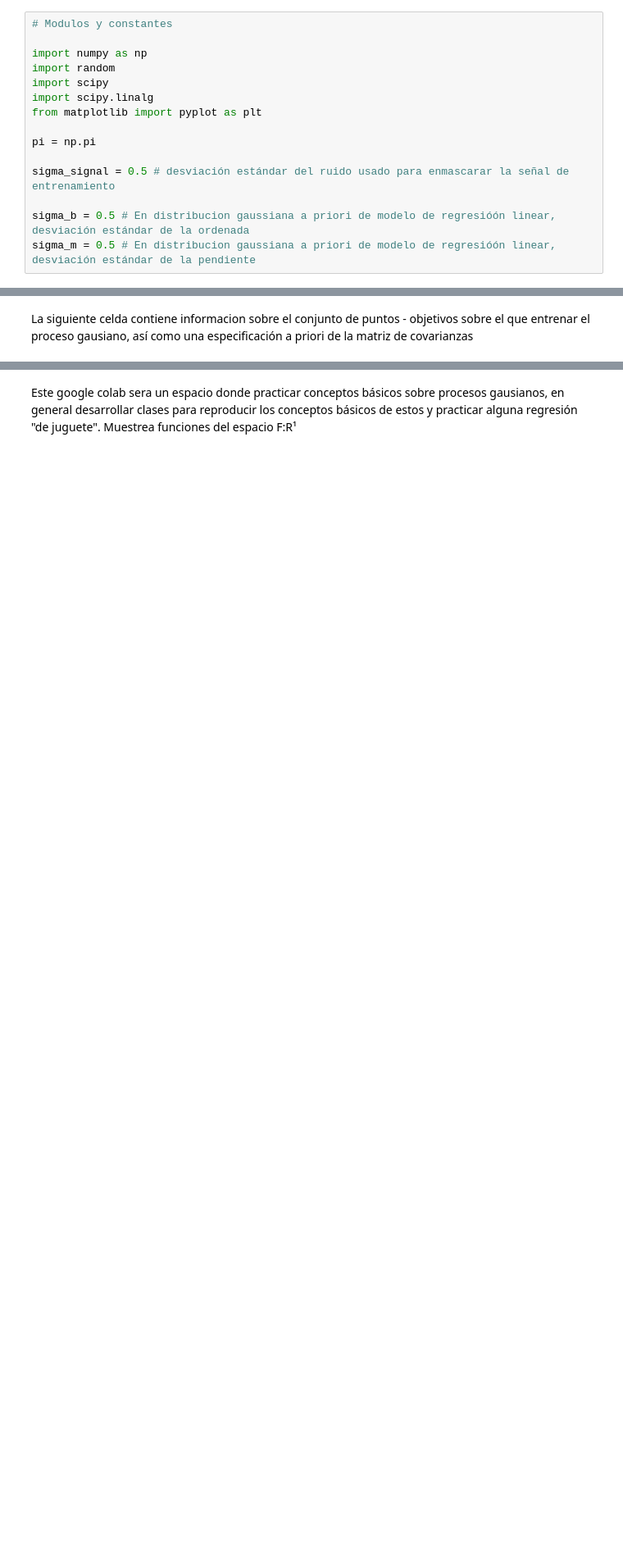
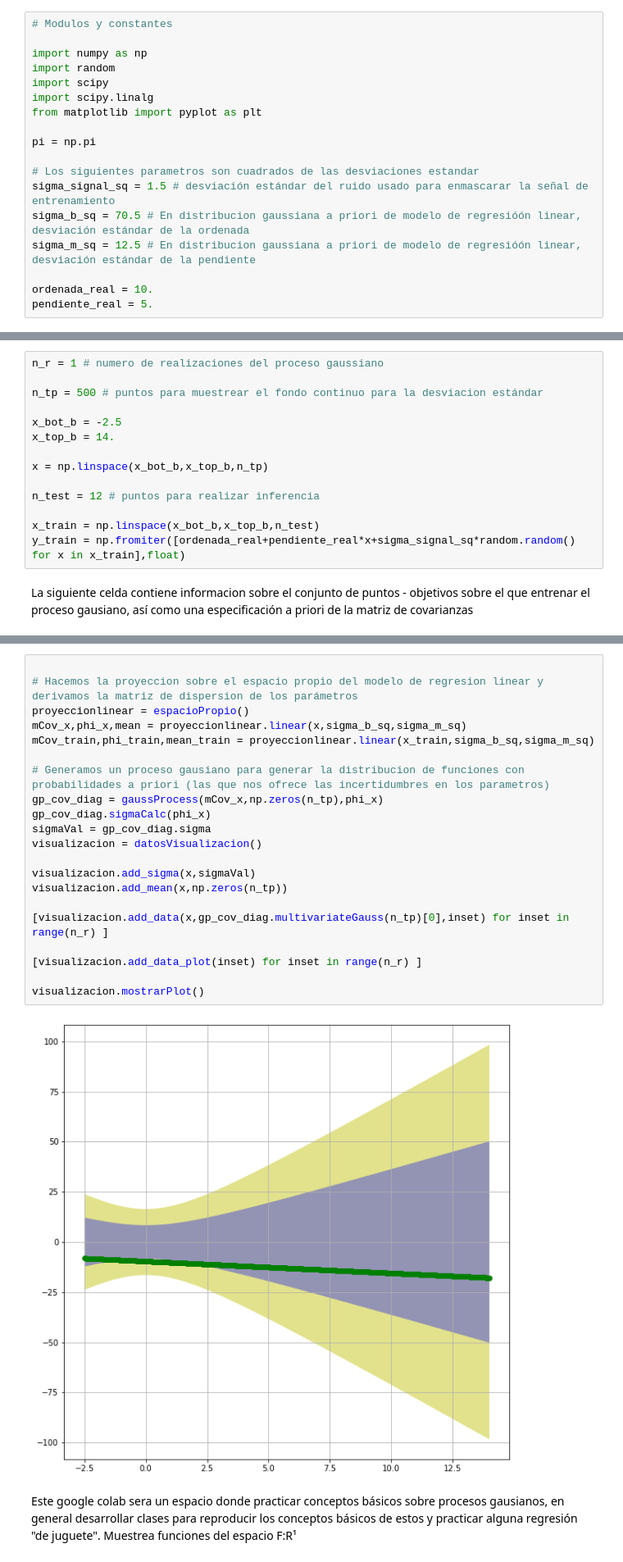
Before and after one commit to juanlu29/juanlu29, a Jupyter notebook: modeloGausianoLineal.ipynb, the cells around one changed output, grey strips where cells are left out. Shown at 82% size. Drawn from its saved outputs; the diff is of its cells as text; blank space fills up the shorter version.

```diff
--- a/modeloGausianoLineal.ipynb
+++ b/modeloGausianoLineal.ipynb
@@ -13,7 +13,10 @@ from matplotlib import pyplot as plt
 
 pi = np.pi
 
-sigma_signal = 0.5 # desviación estándar del ruido usado para enmascarar la señal de entrenamiento
+# Los siguientes parametros son cuadrados de las desviaciones estandar
+sigma_signal_sq = 1.5 # desviación estándar del ruido usado para enmascarar la señal de entrenamiento
+sigma_b_sq = 70.5 # En distribucion gaussiana a priori de modelo de regresióón linear, desviación estándar de la ordenada
+sigma_m_sq = 12.5 # En distribucion gaussiana a priori de modelo de regresióón linear, desviación estándar de la pendiente
 
-sigma_b = 0.5 # En distribucion gaussiana a priori de modelo de regresióón linear, desviación estándar de la ordenada
-sigma_m = 0.5 # En distribucion gaussiana a priori de modelo de regresióón linear, desviación estándar de la pendiente
+ordenada_real = 10.
+pendiente_real = 5.
@@ -20,2 +25,16 @@ sigma_m = 0.5 # En distribucion gaussiana a priori de modelo de regresióón lin
+# %%
+n_r = 1 # numero de realizaciones del proceso gaussiano
+
+n_tp = 500 # puntos para muestrear el fondo continuo para la desviacion estándar
+
+x_bot_b = -2.5
+x_top_b = 14.
+
+x = np.linspace(x_bot_b,x_top_b,n_tp)
+
+n_test = 12 # puntos para realizar inferencia
+
+x_train = np.linspace(x_bot_b,x_top_b,n_test)
+y_train = np.fromiter([ordenada_real+pendiente_real*x+sigma_signal_sq*random.random() for x in x_train],float)
 # %% [markdown]
 La siguiente celda contiene informacion sobre el conjunto de puntos - objetivos sobre el que entrenar el proceso gausiano, así como una especificación a priori de la matriz de covarianzas
@@ -78,3 +41,26 @@ B:  [-16.64344216   1.08512583  18.81492786   0.           0.        ]
+# %%
+
+# Hacemos la proyeccion sobre el espacio propio del modelo de regresion linear y derivamos la matriz de dispersion de los parámetros
+proyeccionlinear = espacioPropio()
+mCov_x,phi_x,mean = proyeccionlinear.linear(x,sigma_b_sq,sigma_m_sq)
+mCov_train,phi_train,mean_train = proyeccionlinear.linear(x_train,sigma_b_sq,sigma_m_sq)
+
+# Generamos un proceso gausiano para generar la distribucion de funciones con probabilidades a priori (las que nos ofrece las incertidumbres en los parametros)
+gp_cov_diag = gaussProcess(mCov_x,np.zeros(n_tp),phi_x)
+gp_cov_diag.sigmaCalc(phi_x)
+sigmaVal = gp_cov_diag.sigma
+visualizacion = datosVisualizacion()
+
+visualizacion.add_sigma(x,sigmaVal)
+visualizacion.add_mean(x,np.zeros(n_tp))
+
+[visualizacion.add_data(x,gp_cov_diag.multivariateGauss(n_tp)[0],inset) for inset in range(n_r) ]
+
+[visualizacion.add_data_plot(inset) for inset in range(n_r) ]
+
+visualizacion.mostrarPlot()
+# %% [output]
+[figure, added]
 # %% [markdown]
 Este google colab sera un espacio donde practicar conceptos básicos sobre procesos gausianos, en general desarrollar clases para reproducir los conceptos básicos de estos y practicar alguna regresión "de juguete". Muestrea funciones del espacio F:R¹
 # %%
```
Also changed, not shown: parts of 3 cells of this notebook.
